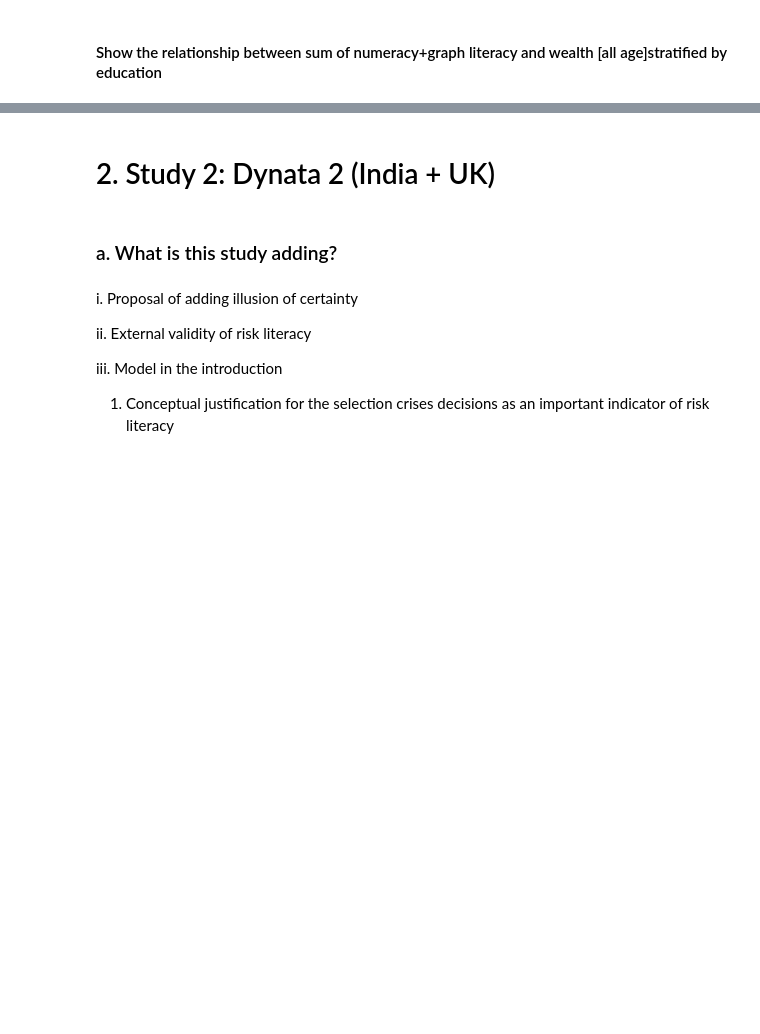
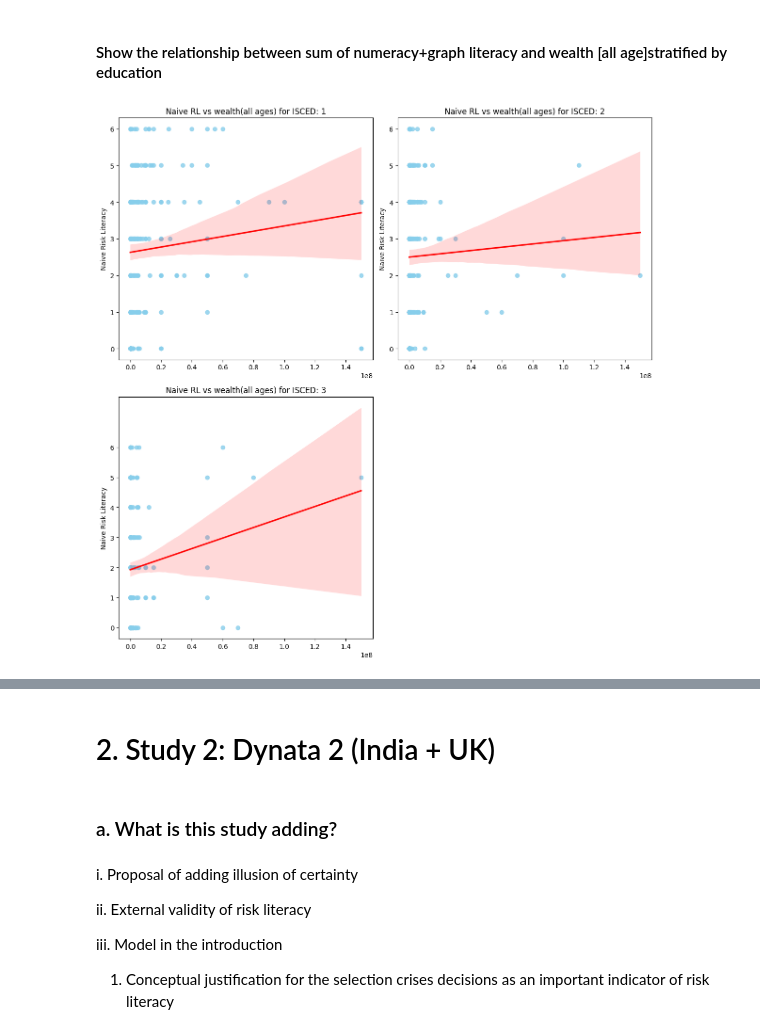
Before and after one commit to Leshleon/risk-literacy, a Jupyter notebook: data_analysis/new_code/final/221025_RL_euro_ind.ipynb, the cells around one changed output, grey strips where cells are left out. Saved outputs shown, nothing was run; the diff lists cells and outputs as text; code cells hidden in the pictures; blank space fills up the shorter version.

```diff
--- a/data_analysis/new_code/final/221025_RL_euro_ind.ipynb
+++ b/data_analysis/new_code/final/221025_RL_euro_ind.ipynb
@@ -641,2 +636,27 @@ Income_code:
 # %% [markdown]
 #### Show the relationship between sum of numeracy+graph literacy and wealth [all age]stratified by education
+# %%
+fig, axes = plt.subplots(2, 2, figsize = [12, 12])
+axes = axes.flatten()
+
+isced = ind_dyn1["isced"].unique()
+
+for i, edu in enumerate(isced):
+    sample = ind_dyn1.loc[(ind_dyn1["isced"] == edu) & (ind_dyn1["wealth"] != -1)].copy()
+    x = sample["wealth"].values
+    y = sample["Naive_RL_6"].values
+    total = sample.sum()
+
+    sns.regplot(x=x, y=y, color="skyblue", ax = axes[i], line_kws={"color": "red"})
+
+    axes[i].set_yticks(np.arange(0, 7, step = 1))
+
+    axes[i].set_ylabel(f"Naive Risk Literacy")
+    axes[i].set_title(f"Naive RL vs wealth(all ages) for ISCED: {edu}")
+
+
+fig.delaxes(axes[i+1])
+plt.tight_layout()
+plt.show()
+# %% [output]
+[figure, added]
```
Also changed, not shown: parts of 112 cells of this notebook.
